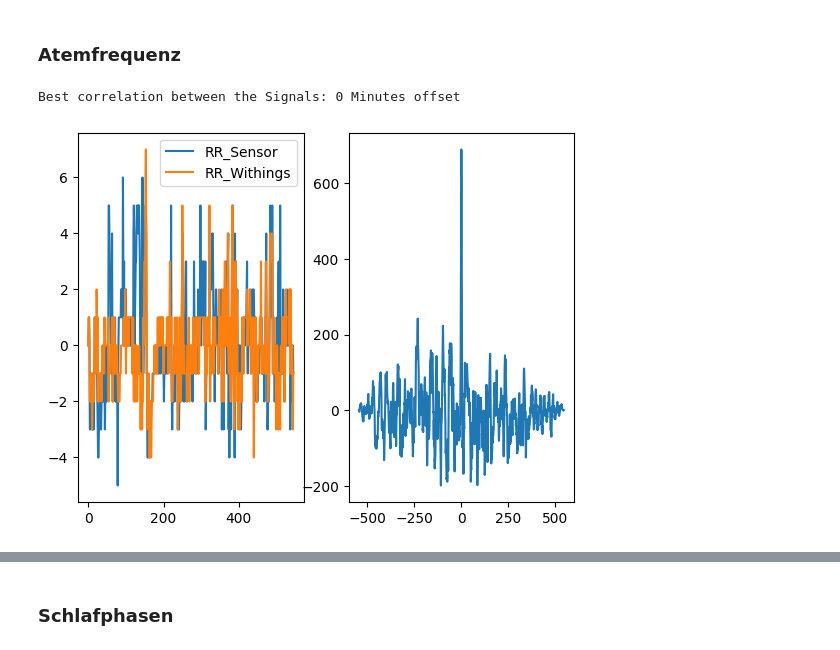
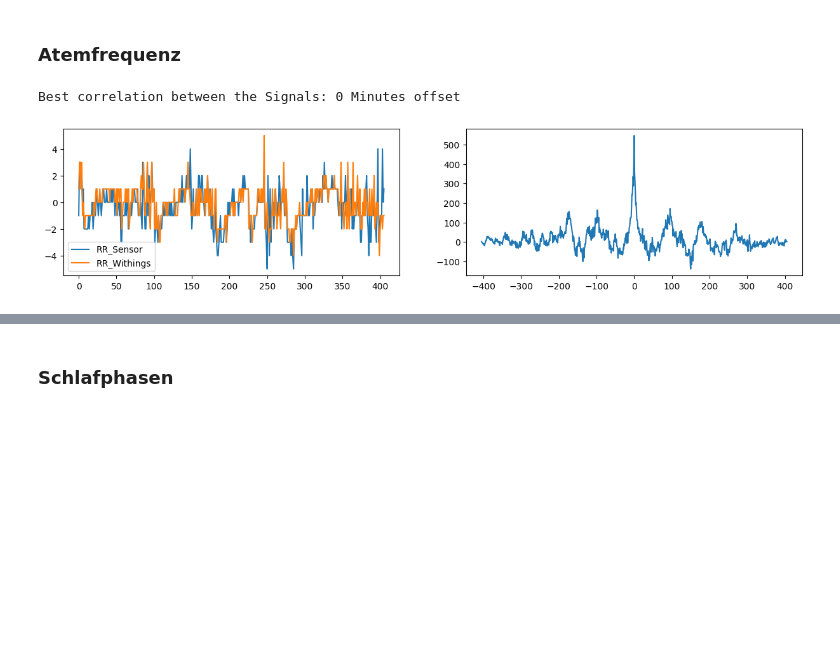
Before and after one commit to markusstraesser/Code, a Jupyter notebook: Evaluation.ipynb, the cells around one changed output, grey strips where cells are left out. Drawn from its saved outputs; the diff is of its cells as text; code cells hidden in the pictures; blank space fills up the shorter version.

```diff
--- a/Evaluation.ipynb
+++ b/Evaluation.ipynb
@@ -9,24 +9,25 @@ import matplotlib.pyplot as plt
 import pandas as pd
 import numpy as np
 from scipy import signal
+from sklearn.metrics import ConfusionMatrixDisplay, classification_report, cohen_kappa_score
 
-date = "05122021"
+date = "29112021"
 
 df_sensor = pd.read_csv("Sensordata/clean/" + date + "_sensor_data")
 df_withings = pd.read_csv("Withings_Data/clean/" + date + "_withings_data")
 
-clean_start = 15
-offset = 20
+clean_start = 20
+offset = 67
 hr_sensor = df_sensor["hr_sensor"].to_list()
 hr_withings = df_withings["hr_withings"].to_list()
-# hr_s_norm = (hr_sensor - np.min(hr_sensor)) / (np.max(hr_sensor) - np.min(hr_sensor))
-# hr_w_norm = (hr_withings - np.min(hr_withings)) / (np.max(hr_withings) - np.min(hr_withings))
 hr_s_norm = hr_sensor[clean_start:-clean_start] - np.median(hr_sensor[clean_start:-clean_start])
 hr_w_norm = hr_withings[offset:len(hr_s_norm)+offset] - np.median(hr_withings[offset:len(hr_s_norm)+offset])
+hr_s_clipped = hr_sensor[clean_start:-clean_start]
+hr_w_clipped = hr_withings[offset:len(hr_s_clipped)+offset]
 cross_corr = signal.correlate(hr_s_norm, hr_w_norm, "full", method="fft").tolist()
 x_vals = range(int(-len(cross_corr)/2), int(-len(cross_corr)/2)+int(len(cross_corr)))
 plt.style.use('default')
-#plt.rcParams['figure.figsize'] = [18,5]
+plt.figure(figsize=(15, 3))
 plt.subplot(121)
 plt.plot(hr_s_norm, label="HR_Sensor")
 plt.plot(hr_w_norm, label="HR__Withings")
@@ -50,22 +60,22 @@ plt.show()
 # %%
 rr_sensor = df_sensor["rr_sensor"].to_list()
 rr_withings = df_withings["rr_withings"].to_list()
-# rr_s_norm = (rr_sensor - np.min(rr_sensor)) / (np.max(rr_sensor) - np.min(rr_sensor))
-# rr_w_norm = (rr_withings - np.min(rr_withings)) / (np.max(rr_withings) - np.min(rr_withings))
 rr_s_norm = rr_sensor[clean_start:-clean_start] - np.median(rr_sensor[clean_start:-clean_start])
 rr_w_norm = rr_withings[offset:len(rr_s_norm)+offset] - np.median(rr_withings[offset:len(rr_s_norm)+offset])
+rr_s_clipped = rr_sensor[clean_start:-clean_start]
+rr_w_clipped = rr_withings[offset:len(rr_s_clipped)+offset]
 cross_corr = signal.correlate(rr_s_norm, rr_w_norm, "full", method="fft").tolist()
 x_vals = range(int(-len(cross_corr)/2), int(-len(cross_corr)/2)+int(len(cross_corr)))
 plt.style.use('default')
-#plt.rcParams['figure.figsize'] = [18,5]
+plt.figure(figsize=(15, 3))
 plt.subplot(121)
 plt.plot(rr_s_norm, label="RR_Sensor")
 plt.plot(rr_w_norm, label="RR_Withings")
 plt.legend()
 plt.subplot(122)
 plt.plot(x_vals, cross_corr)
 plt.show
 print("Best correlation between the Signals:", cross_corr.index(max(cross_corr))-int(len(cross_corr)/2), "Minutes offset")
 # %% [output]
 Best correlation between the Signals: 0 Minutes offset
-[figure, old version]
+[figure, new version]
```
Also changed, not shown: parts of 7 cells of this notebook.
